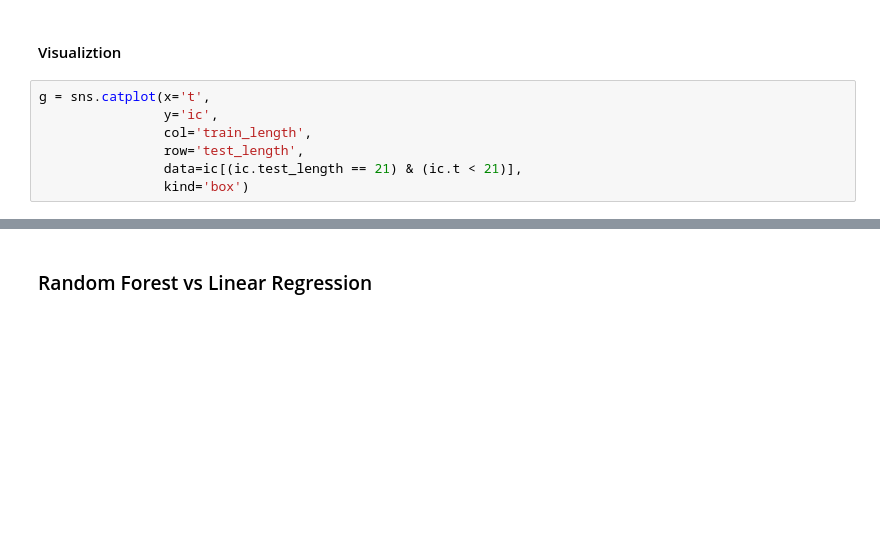
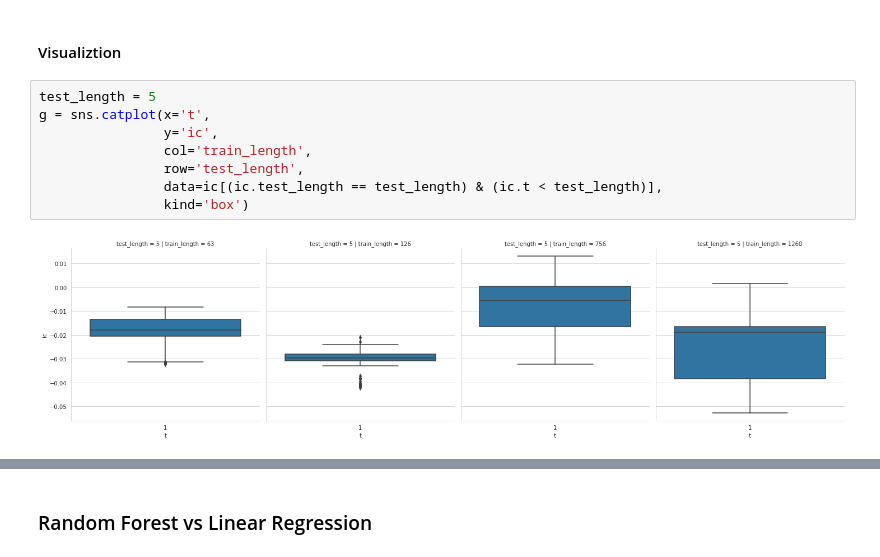
Before and after one commit to lbk209/random_forests, a Jupyter notebook: 02_random_forest_return_signals.ipynb, the cells around one changed output, grey strips where cells are left out. Drawn from its saved outputs; the diff is of its cells as text; blank space fills up the shorter version.

```diff
--- a/02_random_forest_return_signals.ipynb
+++ b/02_random_forest_return_signals.ipynb
@@ -896,10 +901,12 @@ time: 21.3 ms (started: 2021-04-28 03:52:19 +00:00)
 # %% [markdown]
 #### Visualiztion
 # %%
+test_length = 5
 g = sns.catplot(x='t',
                 y='ic',
                 col='train_length',
                 row='test_length',
-                data=ic[(ic.test_length == 21) & (ic.t < 21)],
+                data=ic[(ic.test_length == test_length) & (ic.t < test_length)],
                 kind='box')
 # %% [output]
+[figure, added]
```
Also changed, not shown: parts of 30 cells of this notebook.
